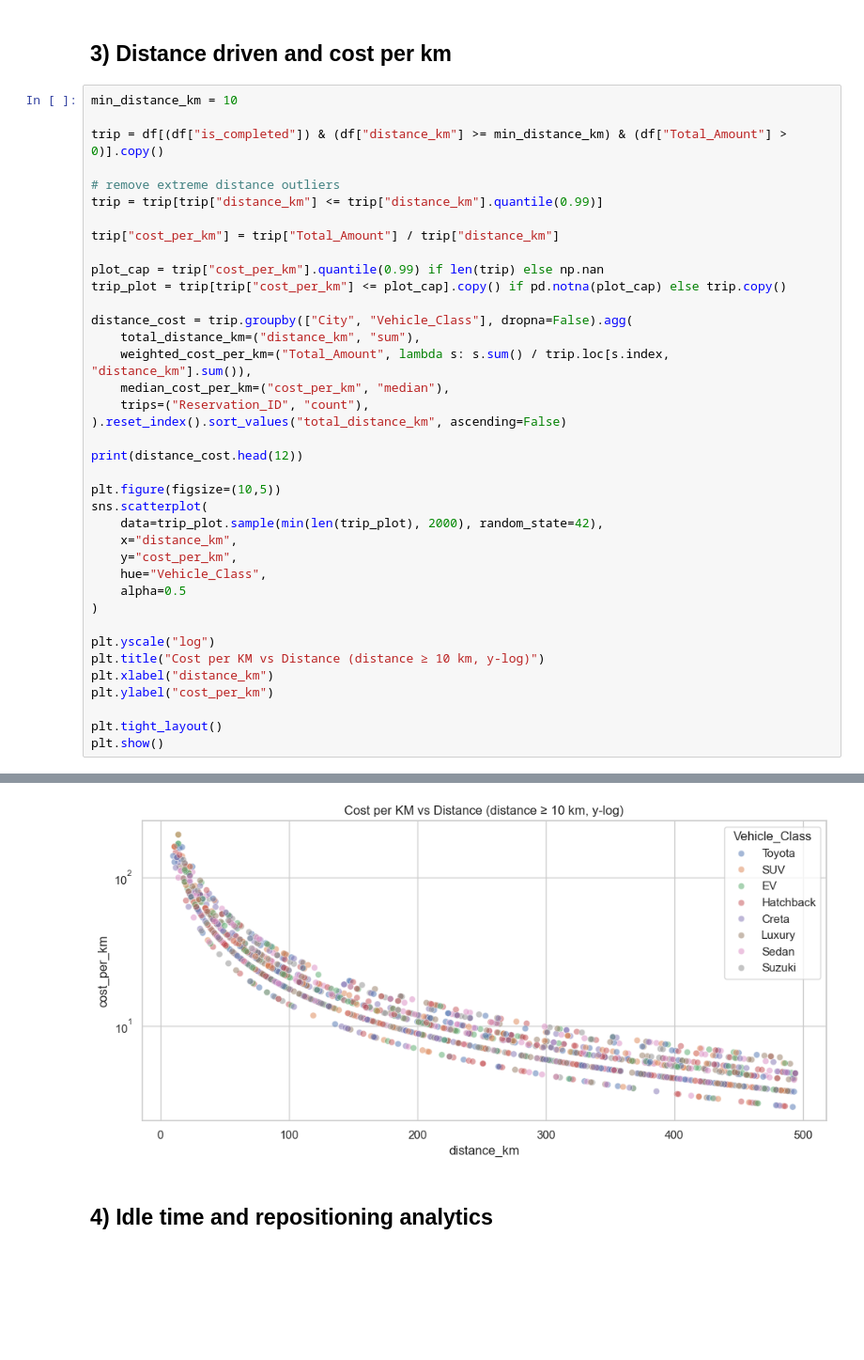
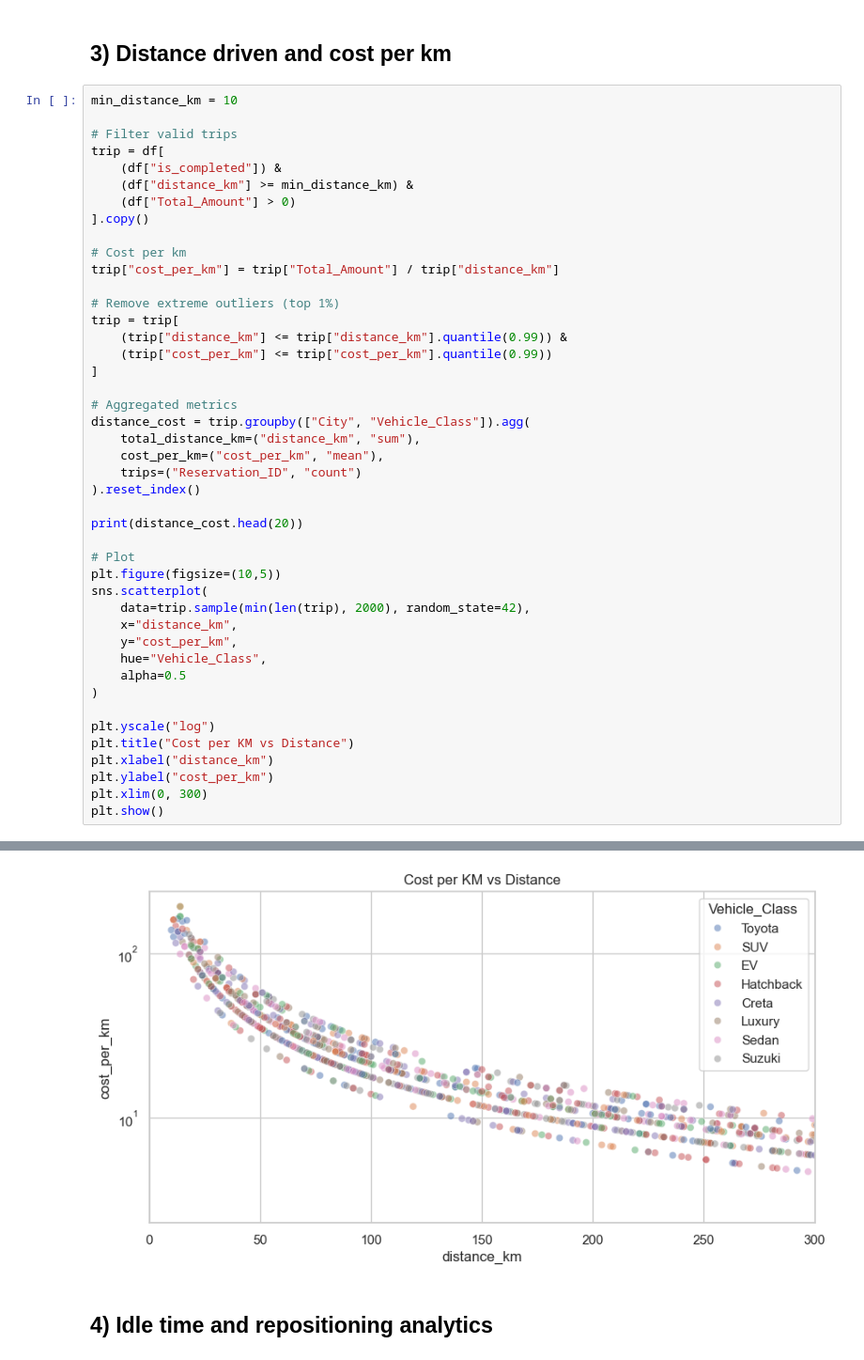
Before and after one commit to Utkarsh-2005/Capg_Sprint, a Jupyter notebook: Transformation/car_rental_transformed.ipynb, the cells around one changed output, grey strips where cells are left out. Shown at 94% size. Drawn from its saved outputs; the diff is of its cells as text; blank space fills up the shorter version.

```diff
--- a/Transformation/car_rental_transformed.ipynb
+++ b/Transformation/car_rental_transformed.ipynb
@@ -223,28 +223,35 @@ print(result.head(12))
 # %%
 min_distance_km = 10
 
-trip = df[(df["is_completed"]) & (df["distance_km"] >= min_distance_km) & (df["Total_Amount"] > 0)].copy()
+# Filter valid trips
+trip = df[
+    (df["is_completed"]) &
+    (df["distance_km"] >= min_distance_km) &
+    (df["Total_Amount"] > 0)
+].copy()
 
-# remove extreme distance outliers
-trip = trip[trip["distance_km"] <= trip["distance_km"].quantile(0.99)]
-
+# Cost per km
 trip["cost_per_km"] = trip["Total_Amount"] / trip["distance_km"]
 
-plot_cap = trip["cost_per_km"].quantile(0.99) if len(trip) else np.nan
-trip_plot = trip[trip["cost_per_km"] <= plot_cap].copy() if pd.notna(plot_cap) else trip.copy()
+# Remove extreme outliers (top 1%)
+trip = trip[
+    (trip["distance_km"] <= trip["distance_km"].quantile(0.99)) &
+    (trip["cost_per_km"] <= trip["cost_per_km"].quantile(0.99))
+]
 
-distance_cost = trip.groupby(["City", "Vehicle_Class"], dropna=False).agg(
+# Aggregated metrics
+distance_cost = trip.groupby(["City", "Vehicle_Class"]).agg(
     total_distance_km=("distance_km", "sum"),
-    weighted_cost_per_km=("Total_Amount", lambda s: s.sum() / trip.loc[s.index, "distance_km"].sum()),
-    median_cost_per_km=("cost_per_km", "median"),
-    trips=("Reservation_ID", "count"),
-).reset_index().sort_values("total_distance_km", ascending=False)
+    cost_per_km=("cost_per_km", "mean"),
+    trips=("Reservation_ID", "count")
+).reset_index()
 
-print(distance_cost.head(12))
+print(distance_cost.head(20))
 
+# Plot
 plt.figure(figsize=(10,5))
 sns.scatterplot(
-    data=trip_plot.sample(min(len(trip_plot), 2000), random_state=42),
+    data=trip.sample(min(len(trip), 2000), random_state=42),
     x="distance_km",
     y="cost_per_km",
     hue="Vehicle_Class",
@@ -252,10 +259,9 @@ sns.scatterplot(
 )
 
 plt.yscale("log")
-plt.title("Cost per KM vs Distance (distance ≥ 10 km, y-log)")
+plt.title("Cost per KM vs Distance")
 plt.xlabel("distance_km")
 plt.ylabel("cost_per_km")
-
-plt.tight_layout()
+plt.xlim(0, 300)
 plt.show()
 # %% [output]
@@ -279,4 +285,4 @@ plt.show()
-[figure, old version]
+[figure, new version]
 # %% [markdown]
 ## 4) Idle time and repositioning analytics
 # %%
```
Also changed, not shown: parts of 6 cells of this notebook, 4 other files.
